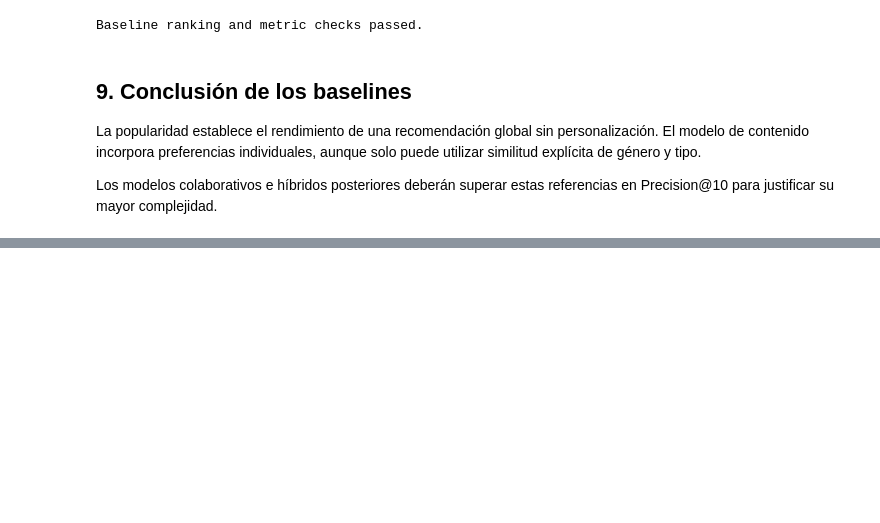
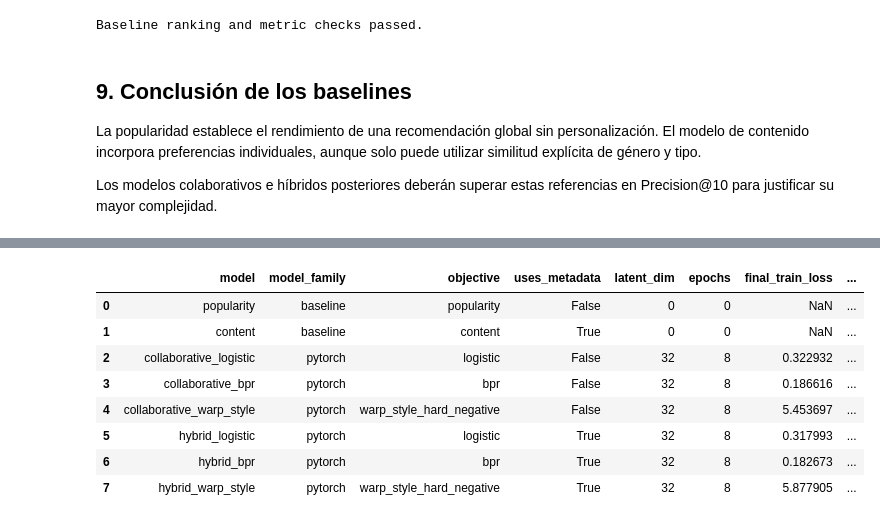
Before and after one commit to fedesaroka/analisis-predictivo-avanzado, a Jupyter notebook: notebooks/TP2_sistema_recomendacion_anime.ipynb, the cells around one changed output, grey strips where cells are left out. Cells and saved outputs as stored; diff of their text form; code cells hidden in the pictures; blank space fills up the shorter version.

```diff
--- a/notebooks/TP2_sistema_recomendacion_anime.ipynb
+++ b/notebooks/TP2_sistema_recomendacion_anime.ipynb
@@ -642,0 +800,40 @@ Los modelos colaborativos e híbridos posteriores deberán superar estas referen
+# %%
+default_validation_results = pd.read_csv(
+    DEFAULT_RESULTS_DIR
+    / "validation_metrics.csv"
+)
+
+default_training_history = pd.read_csv(
+    DEFAULT_RESULTS_DIR
+    / "training_history.csv"
+)
+
+default_examples = pd.read_csv(
+    DEFAULT_RESULTS_DIR
+    / "recommendation_examples.csv"
+)
+
+with (
+    DEFAULT_RESULTS_DIR
+    / "run_summary.json"
+).open(
+    "r",
+    encoding="utf-8",
+) as file:
+    default_run_summary = json.load(
+        file
+    )
+
+display(
+    default_validation_results
+)
+# %% [output]
+|  | model | model_family | objective | uses_metadata | latent_dim | epochs | final_train_loss | ... |
+| 0 | popularity | baseline | popularity | False | 0 | 0 | NaN | ... |
+| 1 | content | baseline | content | True | 0 | 0 | NaN | ... |
+| 2 | collaborative_logistic | pytorch | logistic | False | 32 | 8 | 0.322932 | ... |
+| 3 | collaborative_bpr | pytorch | bpr | False | 32 | 8 | 0.186616 | ... |
+| 4 | collaborative_warp_style | pytorch | warp_style_hard_negative | False | 32 | 8 | 5.453697 | ... |
+| 5 | hybrid_logistic | pytorch | logistic | True | 32 | 8 | 0.317993 | ... |
+| 6 | hybrid_bpr | pytorch | bpr | True | 32 | 8 | 0.182673 | ... |
+| 7 | hybrid_warp_style | pytorch | warp_style_hard_negative | True | 32 | 8 | 5.877905 | ... |
```
Also changed, not shown: parts of 12 cells of this notebook, 14 other files.
